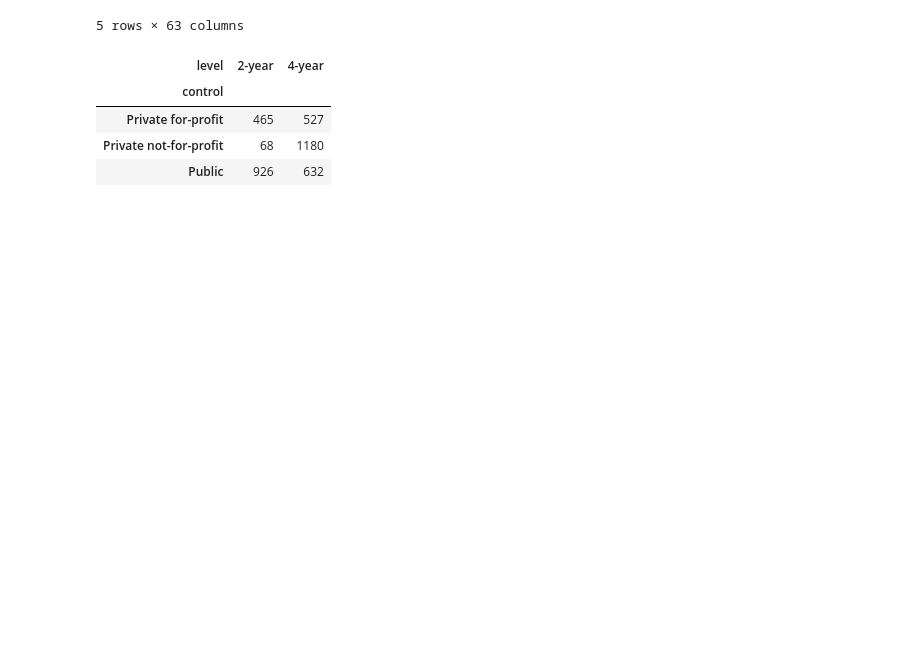
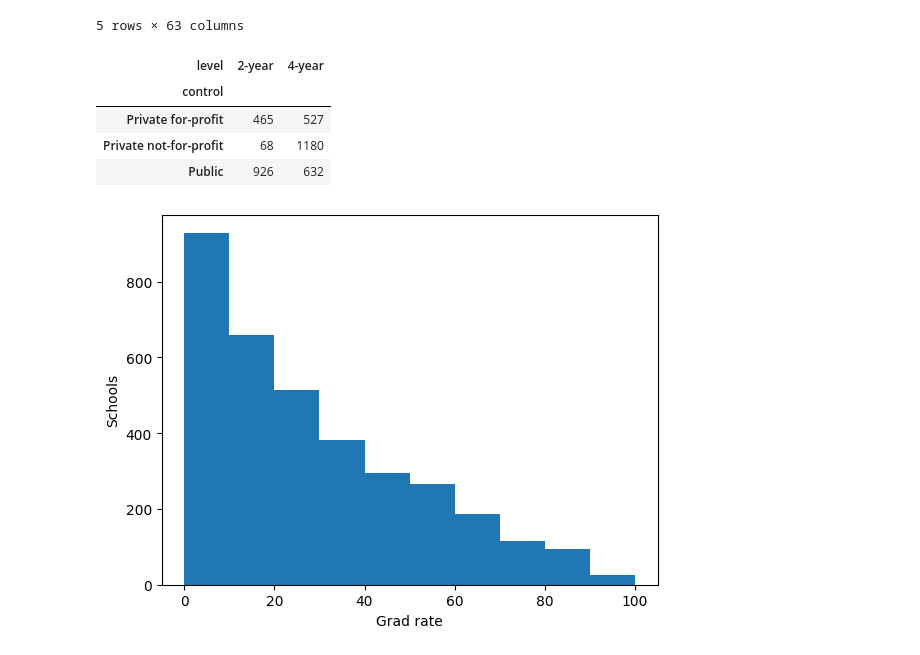
Before and after one commit to miacachion/visualization_assignment, a Jupyter notebook: assignment.ipynb, the cells around one changed output. Drawn from its saved outputs; the diff is of its cells as text; code cells hidden in the pictures; blank space fills up the shorter version.

```diff
--- a/assignment.ipynb
+++ b/assignment.ipynb
@@ -111,3 +122,12 @@ pd.crosstab(df['control'], df['level'])
 | Public | 926 | 632 |
 # %%
 #4
+
+# Histogram
+
+plt.hist(df['grad_100_value'])
+plt.xlabel('Grad rate')
+plt.ylabel('Schools')
+plt.show()
+# %% [output]
+[figure, added]
```
Also changed, not shown: parts of 5 cells of this notebook.
